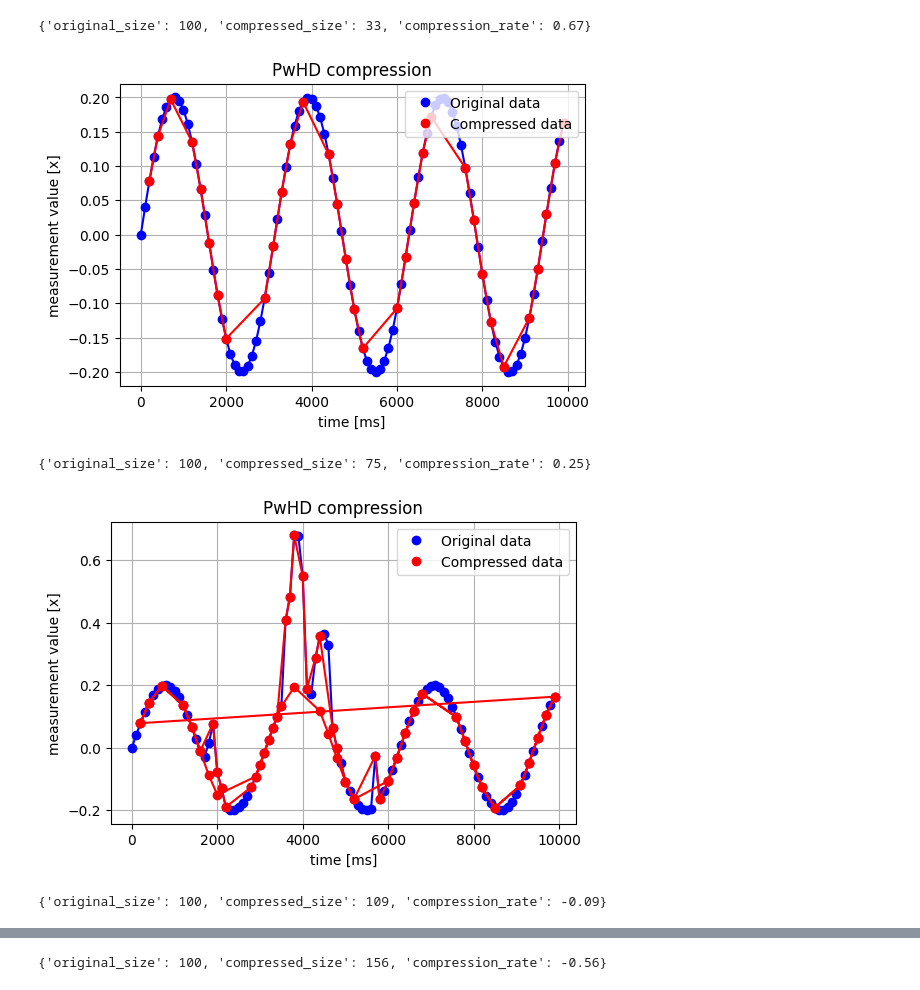
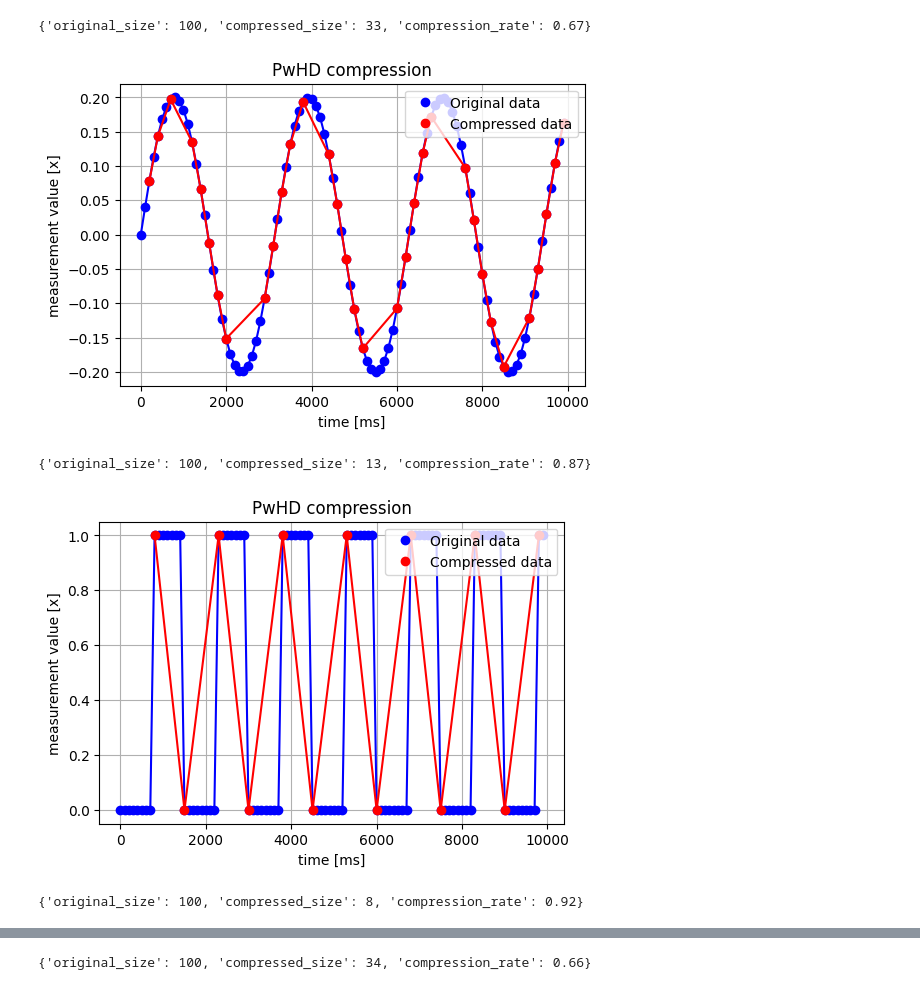
Before and after one commit to piaskowyk/milkyPressor, a Jupyter notebook: sandbox/notebook_overview_paper_comparation.ipynb, the cells around one changed output, grey strips where cells are left out. Cells and saved outputs as stored; diff of their text form; code cells hidden in the pictures.

```diff
--- a/sandbox/notebook_overview_paper_comparation.ipynb
+++ b/sandbox/notebook_overview_paper_comparation.ipynb
@@ -17,20 +17,21 @@ from src.data_compressor.pla import CompressHigherDeriveration
 signal_generator = SignalGenerator(0, 100).sin(0.2, 0.2)
 measurements_1 = [Measurement(measurement, index * 100) for index, measurement in enumerate(signal_generator.data)]
 
-signal_generator = SignalGenerator(0, 100).with_peaks(4).sin(0.2, 0.2)
+signal_generator = SignalGenerator(0, 100).square_vawe(15)
 measurements_2 = [Measurement(measurement, index * 100) for index, measurement in enumerate(signal_generator.data)]
 
-signal_generator = SignalGenerator(0, 100).with_peaks(3, direction=-1).sin(0.2, 0.2)
+signal_generator = SignalGenerator(0, 100).with_peaks(3)
 measurements_3 = [Measurement(measurement, index * 100) for index, measurement in enumerate(signal_generator.data)]
 
-signal_generator = SignalGenerator(0, 100).with_peaks(4).with_peaks(3, direction=-1).sin(0.2, 0.2)
+signal_generator = SignalGenerator(0, 100).with_peaks(4).with_peaks(3, direction=-1).linear(0.01)
 measurements_4 = [Measurement(measurement, index * 100) for index, measurement in enumerate(signal_generator.data)]
 # %%
 def deep_copy(measurements):
   return [Measurement(measurement.value, measurement.timestamp) for measurement in measurements]
 
-def make_plots(data_compressor, config):
+def make_plots(data_compressor_class, config):
   for index, measurements in enumerate([measurements_1, measurements_2, measurements_3, measurements_4]):
+    data_compressor = data_compressor_class()
     data_compressor.set_data(deep_copy(measurements))
     data_compressor.compress()
     print(data_compressor.get_stats())
@@ -160,8 +161,8 @@ make_plots(CompressSTC(), { 'title': 'STC compression', 'dir': 'section2_cmp/STC
 # %%
-make_plots(CompressHigherDeriveration(), { 'title': 'PwHD compression', 'dir': 'section2_cmp/PwHD', 'fileName': 'section2_PwHD' })
+make_plots(CompressHigherDeriveration, { 'title': 'PwHD compression', 'dir': 'section2_cmp/PwHD', 'fileName': 'section2_PwHD' })
 # %% [output]
 {'original_size': 100, 'compressed_size': 33, 'compression_rate': 0.67}
 [figure]
-{'original_size': 100, 'compressed_size': 75, 'compression_rate': 0.25}
+{'original_size': 100, 'compressed_size': 13, 'compression_rate': 0.87}
-[figure, old version]
+[figure, new version]
-{'original_size': 100, 'compressed_size': 109, 'compression_rate': -0.09}
+{'original_size': 100, 'compressed_size': 8, 'compression_rate': 0.92}
@@ -169 +170 @@ make_plots(CompressHigherDeriveration(), { 'title': 'PwHD compression', 'dir': '
-{'original_size': 100, 'compressed_size': 156, 'compression_rate': -0.56}
+{'original_size': 100, 'compressed_size': 34, 'compression_rate': 0.66}
```
Also changed, not shown: parts of 12 cells of this notebook, 16 other files.
